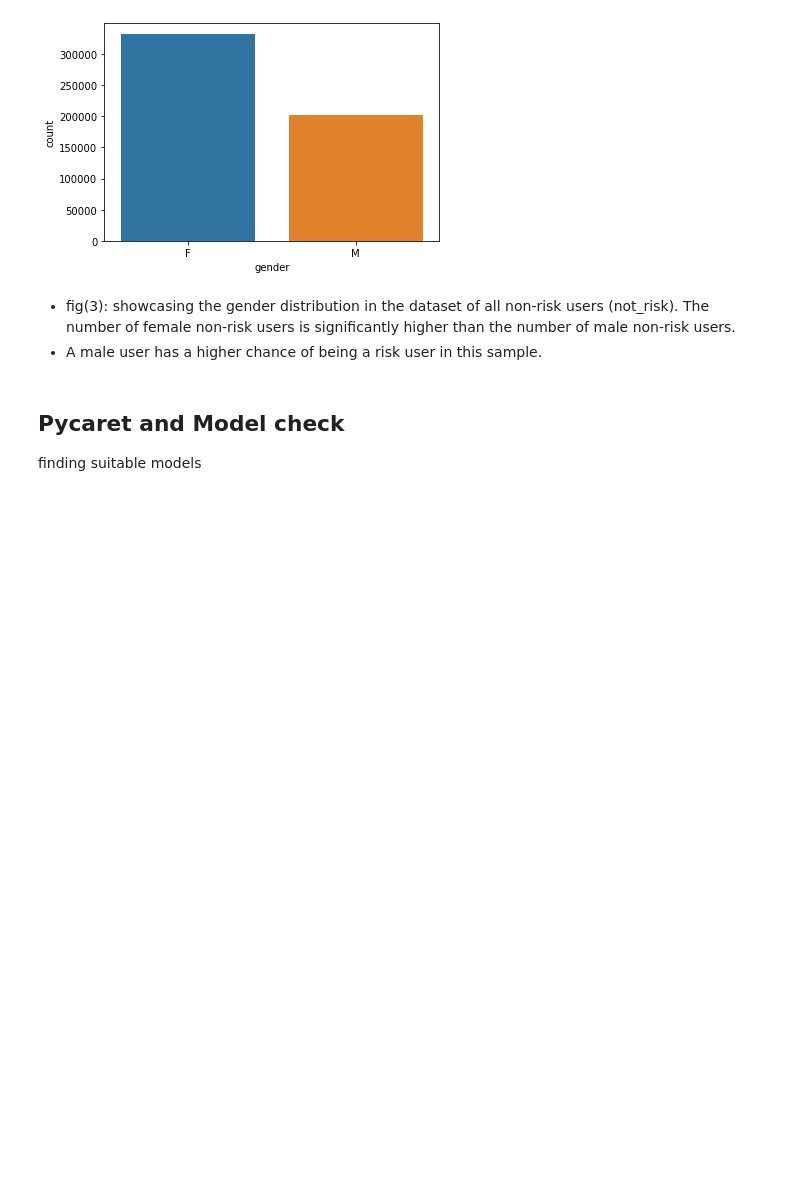
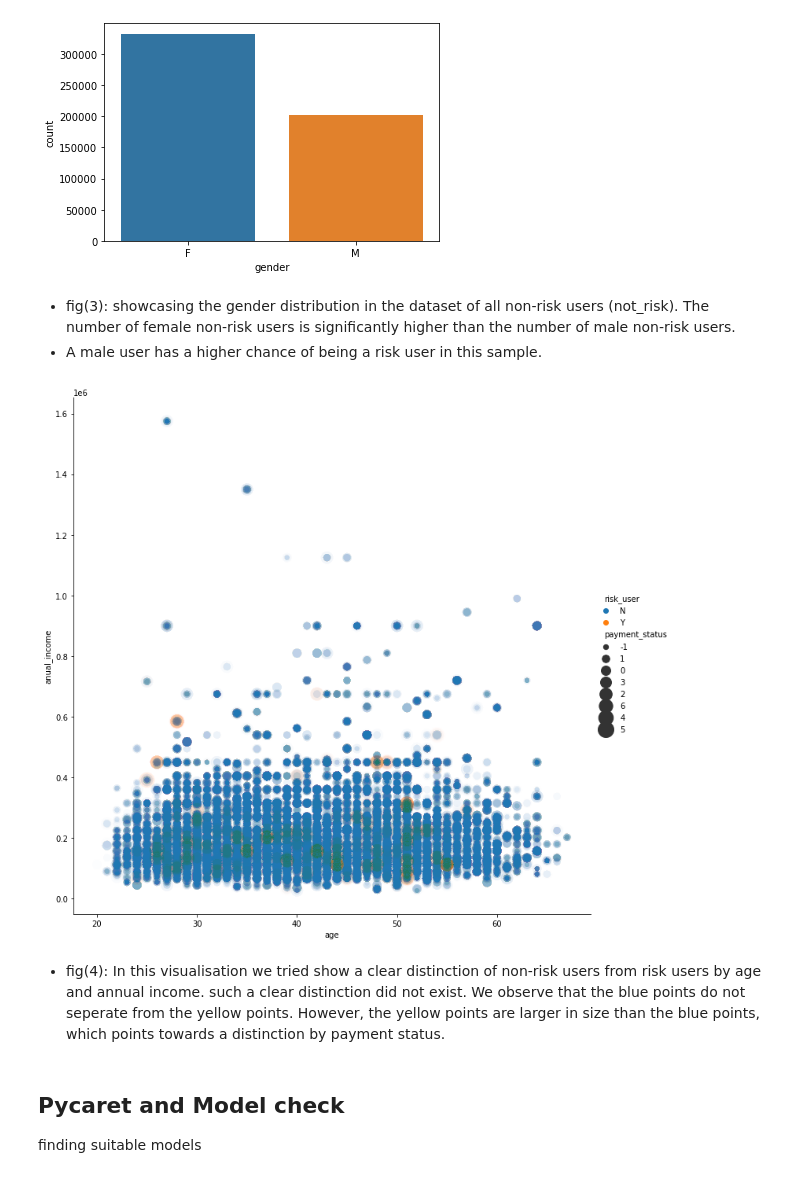
Before and after one commit to yassdenn/cca, a Jupyter notebook: MAIN.ipynb, the cells around one changed output. Saved outputs shown, nothing was run; the diff lists cells and outputs as text; code cells hidden in the pictures; blank space fills up the shorter version.

```diff
--- a/MAIN.ipynb
+++ b/MAIN.ipynb
@@ -145,6 +145,13 @@ gender_plot_no_risk = sns.countplot(x='gender', data=not_risk)
 # %% [markdown]
 - fig(3): showcasing the gender distribution in the dataset of all non-risk users (not_risk). The number of female non-risk users is significantly higher than the number of male non-risk users.
 - A male user has a higher chance of being a risk user in this sample.
+# %%
+plot_1 = sns.relplot(x='age', y='anual_income', hue='risk_user',size='payment_status',data=cca,
+sizes=(400,40),alpha=0.01,height=10)
+# %% [output]
+[figure, added]
+# %% [markdown]
+- fig(4): In this visualisation we tried show a clear distinction of non-risk users from risk users by age and annual income. such a clear distinction did not exist. We observe that the blue points do not seperate from the yellow points. However, the yellow points are larger in size than the blue points, which points towards a distinction by payment status.
 # %% [markdown]
 ## Pycaret and Model check
 finding suitable models
```
Also changed, not shown: parts of 1 cell of this notebook.
